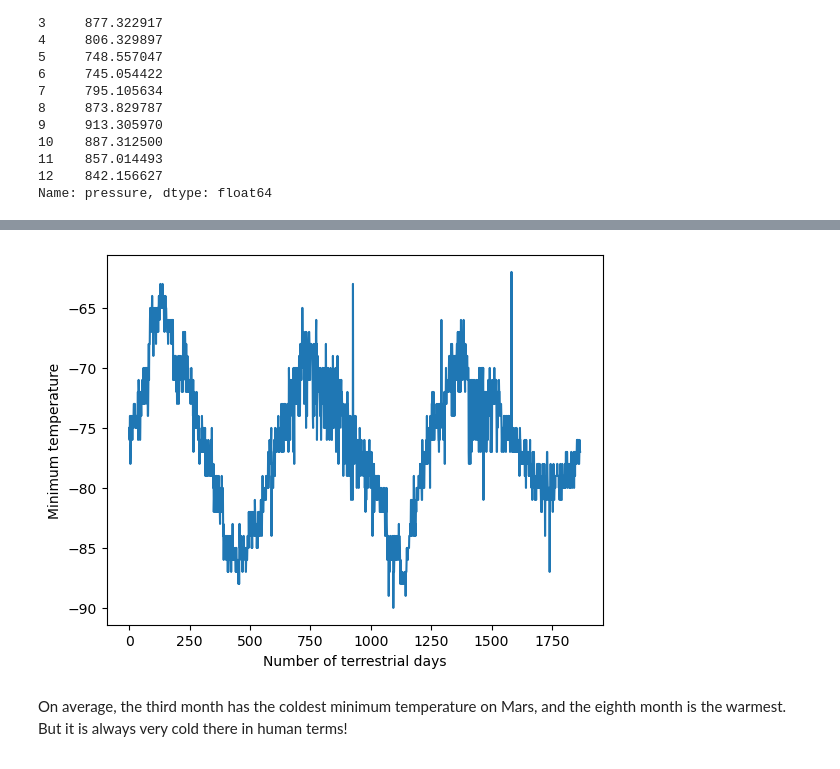
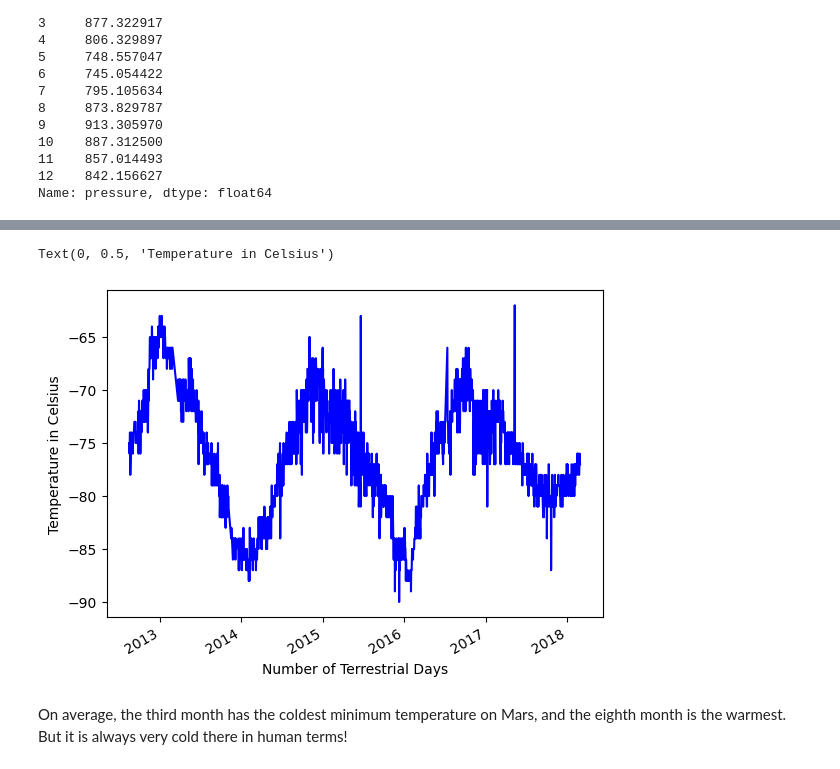
Before and after one commit to Buriteni/Web_Scrapping, a Jupyter notebook: Mars News/Starter_Code/part_2_mars_weather.ipynb, the cells around one changed output, grey strips where cells are left out. Cells and saved outputs as stored; diff of their text form; code cells hidden in the pictures.

```diff
--- a/Mars News/Starter_Code/part_2_mars_weather.ipynb
+++ b/Mars News/Starter_Code/part_2_mars_weather.ipynb
@@ -259,7 +222,13 @@ Name: pressure, dtype: float64
 # %%
 # 5. How many terrestrial (earth) days are there in a Martian year?
+average_temp = df.groupby('terrestrial_date').mean()['min_temp']
+average_temp = average_temp.sort_values(ascending=True)
+average_temp.plot(kind='line', color='blue')
+plt.xlabel('Number of Terrestrial Days')
+plt.ylabel('Temperature in Celsius')
 # %% [output]
+Text(0, 0.5, 'Temperature in Celsius')
-[figure, old version]
+[figure, new version]
 # %% [markdown]
 On average, the third month has the coldest minimum temperature on Mars, and the eighth month is the warmest. But it is always very cold there in human terms!
 # %% [markdown]
```
Also changed, not shown: parts of 9 cells of this notebook, 1 other file.
